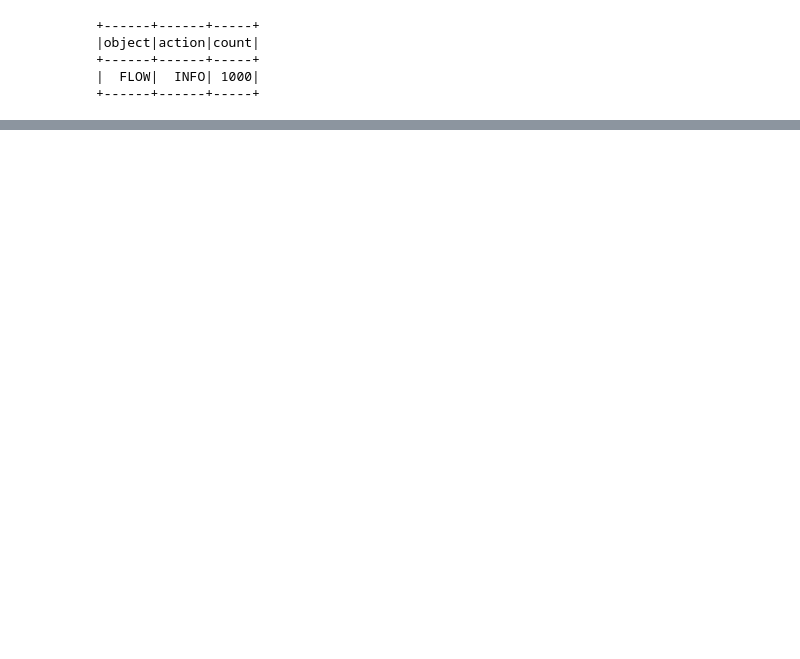
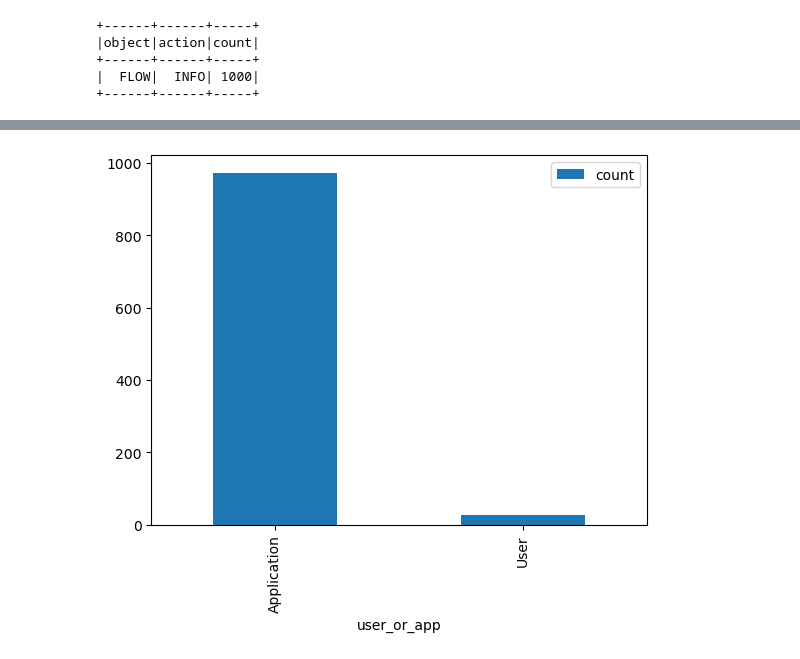
Before and after one commit to MBrend15/Public_Project_Repo, a Jupyter notebook: FinalEDA.ipynb, the cells around one changed output, grey strips where cells are left out. Cells and saved outputs as stored; diff of their text form; code cells hidden in the pictures; blank space fills up the shorter version.

```diff
--- a/FinalEDA.ipynb
+++ b/FinalEDA.ipynb
@@ -384,0 +419,12 @@ DataFrame[hostname: string, id: string, objectID: string, actorID: string, times
+# %%
+# Create new column for user/application
+df_ecar = df_ecar.withColumn('user_or_app', F.when(F.col('user').isNull(), 'Application').otherwise('User'))
+
+# Convert PySpark DataFrame to Pandas DataFrame
+pandas_df = df_ecar.groupBy("user_or_app").count().orderBy(desc("count")).toPandas()
+
+# Plot bar chart
+pandas_df.plot(kind="bar", x="user_or_app", y="count")
+plt.show()
+# %% [output]
+[figure, added]
```
Also changed, not shown: parts of 31 cells of this notebook.
